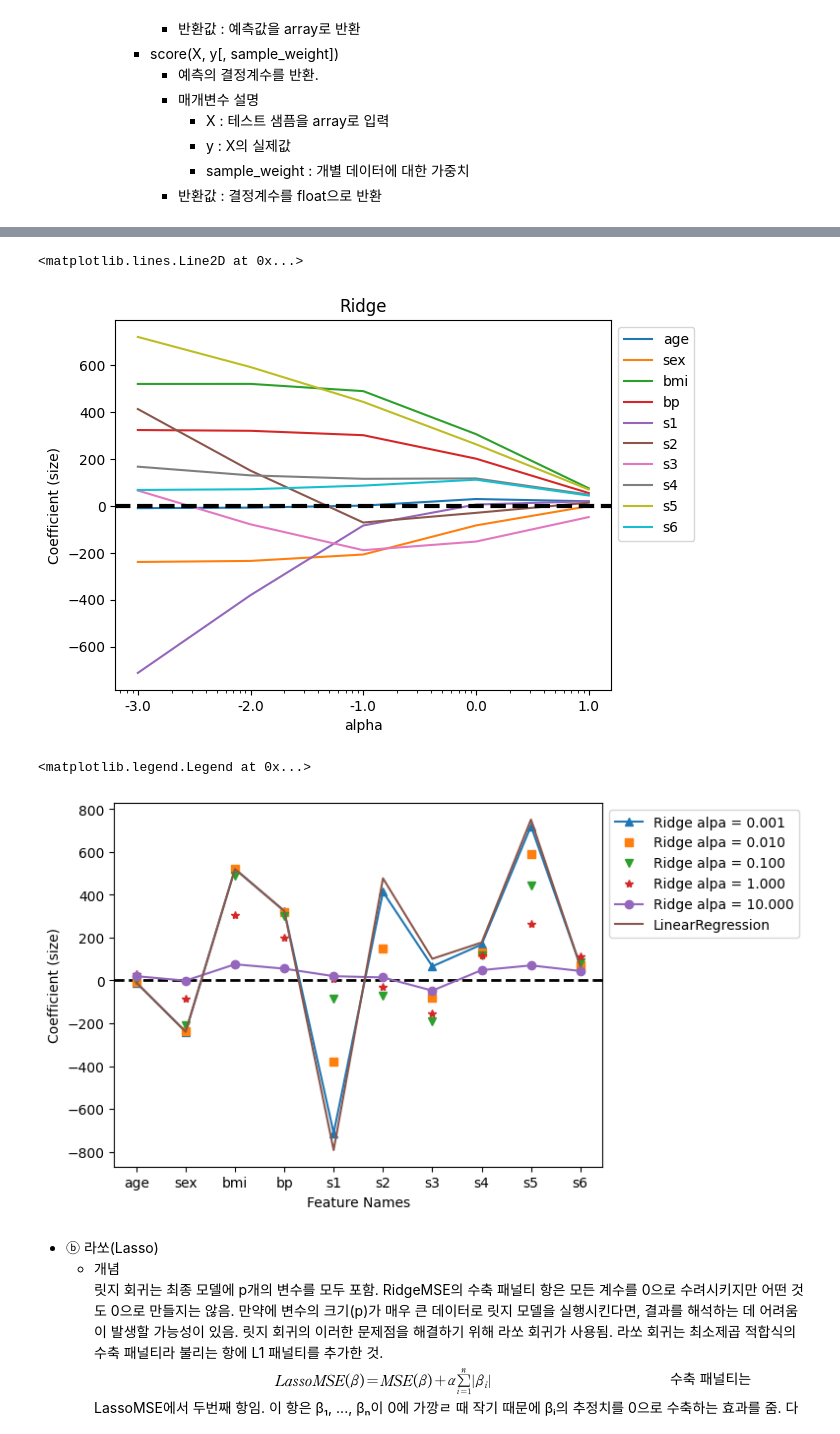
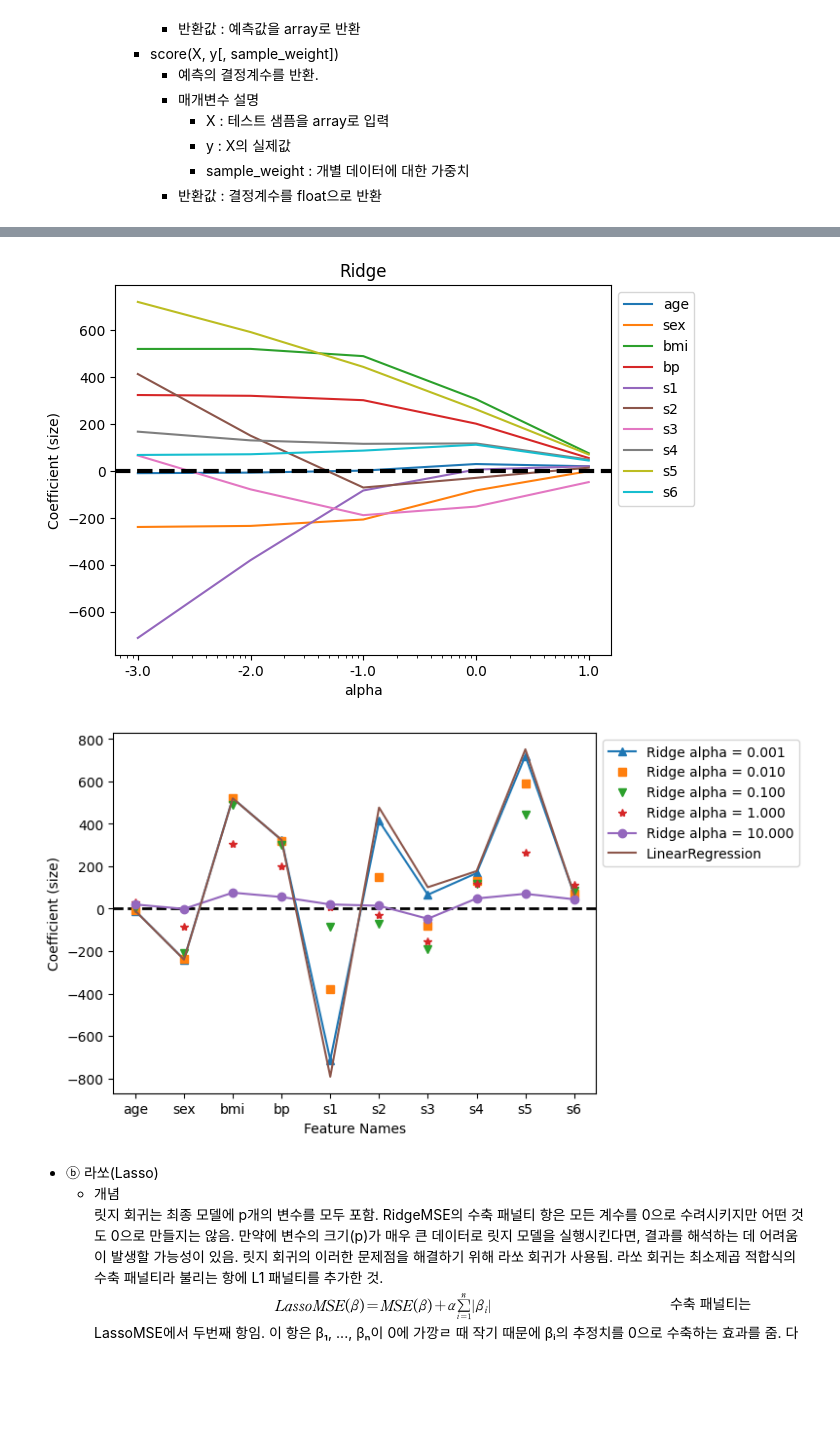
Before and after one commit to DANU011/practice-analysis, a Jupyter notebook: bigdata/bigdata_chap6_MultipleRegression.ipynb, the cells around one changed output, grey strips where cells are left out. Drawn from its saved outputs; the diff is of its cells as text; code cells hidden in the pictures; blank space fills up the shorter version.

Commit message:
end_chap6_MultipleRegression

```diff
--- a/bigdata/bigdata_chap6_MultipleRegression.ipynb
+++ b/bigdata/bigdata_chap6_MultipleRegression.ipynb
@@ -88,45 +88,51 @@ df_ridge
 # %%
 # 시각화
 import matplotlib.pyplot as plt
+import pandas as pd
 
-plt.semilogx(df_ridge)
-plt.xticks(alpha, labels = np.log10(alpha))
-plt.legend(labels = df_ridge.columns, bbox_to_anchor = (1, 1))
-plt.title('Ridge')
-plt.xlabel('alpha')
-plt.ylabel('Coefficient (size)')
-plt.axhline(y = 0, linestyle = '--', color = 'black', linewidth = 3)
+def coef_reg (df: pd.DataFrame, title: str) -> None :
+  plt.semilogx(df)
+  plt.xticks(alpha, labels = np.log10(alpha))
+  plt.legend(labels = df.columns, bbox_to_anchor = (1, 1))
+  plt.title(title)
+  plt.xlabel('alpha')
+  plt.ylabel('Coefficient (size)')
+  plt.axhline(y = 0, linestyle = '--', color = 'black', linewidth = 3)
+
+coef_reg(df_ridge, 'Ridge')
 # %% [output]
-<matplotlib.lines.Line2D at 0x...>
 [figure]
 # %%
 # α가 증가하면서 회귀계수의 값이 점점 0에 수렴.
 # %%
 # MSE를 사용한 회귀모델과 비교
 
 # MSE를 사용한 회귀 모델은 α = 0일 때와 같은 효과를 지님.
 # α가 작은 릿지 회귀 모델의 회귀계수는 MSE를 사용한 회귀 모델의 계수와 비슷한 사이즈를 지님.
 # α값이 점점 증가하면서 회귀계수가 0에 가까워지는 것을 확인할 수 있음.
 
 from sklearn.linear_model import LinearRegression
+import pandas as pd
 
 lr = LinearRegression()
 lr.fit(x, y)
 
-plt.axhline(y = 0, linestyle = '--', color = 'black', linewidth = 2)
-plt.plot(df_ridge.loc[0.001], '^-', label = 'Ridge alpa = 0.001')
-plt.plot(df_ridge.loc[0.010], 's', label = 'Ridge alpa = 0.010')
-plt.plot(df_ridge.loc[0.100], 'v', label = 'Ridge alpa = 0.100')
-plt.plot(df_ridge.loc[1.000], '*', label = 'Ridge alpa = 1.000')
-plt.plot(df_ridge.loc[10.000], 'o-', label = 'Ridge alpa = 10.000')
+def mse_model (df: pd.DataFrame, cons: str) -> None :
+  plt.axhline(y=0, linestyle='--', color='black', linewidth=2)
+  plt.plot(df_ridge.loc[0.001], '^-', label = f'{cons} alpha = 0.001')
+  plt.plot(df_ridge.loc[0.010], 's', label = f'{cons} alpha = 0.010')
+  plt.plot(df_ridge.loc[0.100], 'v', label = f'{cons} alpha = 0.100')
+  plt.plot(df_ridge.loc[1.000], '*', label = f'{cons} alpha = 1.000')
+  plt.plot(df_ridge.loc[10.000], 'o-', label = f'{cons} alpha = 10.000')
 
-plt.plot(lr.coef_, label = 'LinearRegression')
-plt.xlabel('Feature Names')
-plt.ylabel('Coefficient (size)')
-plt.legend(bbox_to_anchor = (1, 1))
+  plt.plot(lr.coef_, label='LinearRegression')
+  plt.xlabel('Feature Names')
+  plt.ylabel('Coefficient (size)')
+  plt.legend(bbox_to_anchor=(1, 1))
+
+mse_model(df_ridge, 'Ridge')
 # %% [output]
-<matplotlib.legend.Legend at 0x...>
-[figure, old version]
+[figure, new version]
 # %% [markdown]
  - ⓑ 라쏘(Lasso)
    - 개념
```
Also changed, not shown: parts of 12 cells of this notebook.
